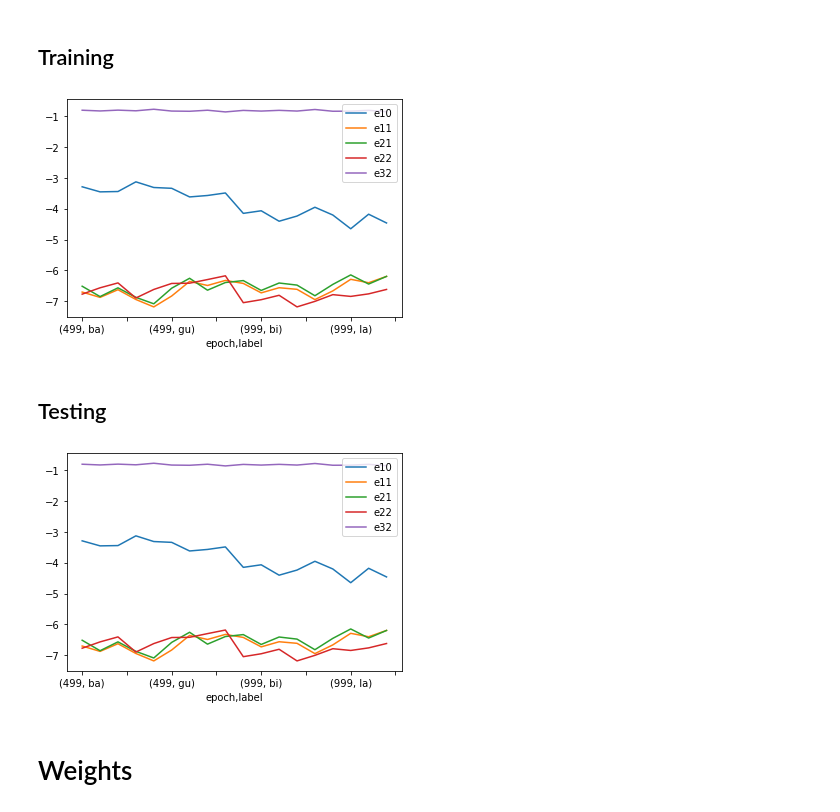
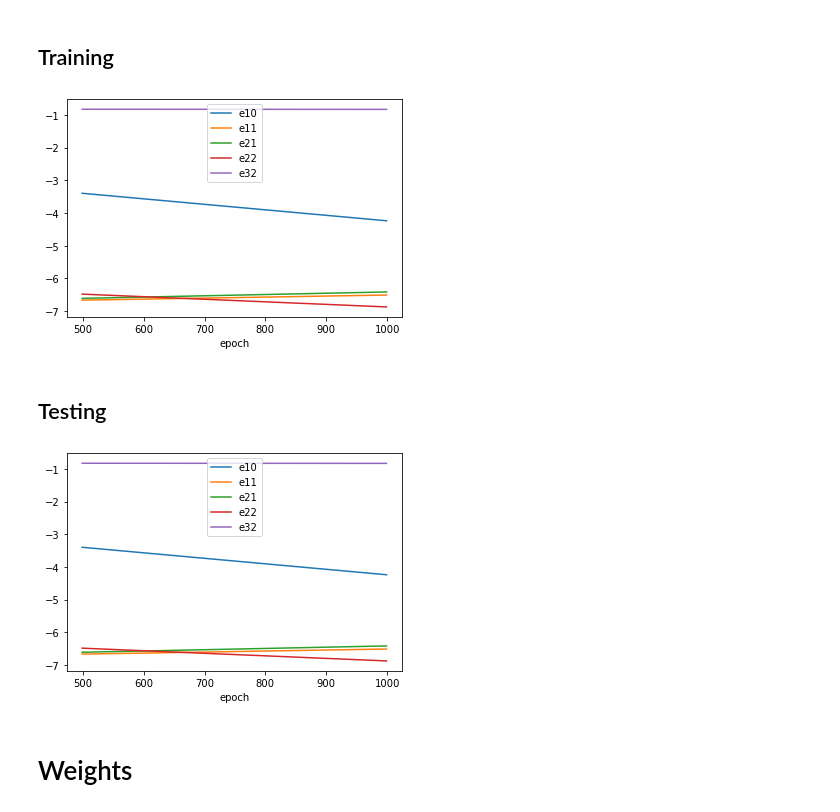
Before and after one commit to monicaycli/predictive_coding, a Jupyter notebook: toy_model_kalman_variant_4.ipynb, the cells around one changed output. Saved outputs shown, nothing was run; the diff lists cells and outputs as text; code cells hidden in the pictures.

```diff
--- a/toy_model_kalman_variant_4.ipynb
+++ b/toy_model_kalman_variant_4.ipynb
@@ -260,16 +285,10 @@ fig.colorbar(im, ax=axes.ravel().tolist());
 # %% [markdown]
 # Parameters
 # %%
-act_func = param.act_func
-
-epoch_n = param.epoch_n
 epoch_max = max(range(epoch_n))
-
-save_interval = param.save_interval
 
 vec_len = len(I_dict)
 I_size = I.shape[0]
-r1_size = param.r1_size
 r2_size = vec_len
 
 r1 = np.zeros(r1_size)
@@ -280,21 +299,6 @@ U1 = np.random.normal(loc=0, scale=0.1, size=(I_size, r1_size))
 U2 = np.random.normal(loc=0, scale=0.1, size=(r1_size, r2_size))
 V1 = np.random.normal(loc=0, scale=0.1, size=(r1_size, r1_size))
 V2 = np.random.normal(loc=0, scale=0.1, size=(r2_size, r2_size))
-
-s10 = param.s10
-s11 = param.s11
-s21 = param.s21
-s22 = param.s22
-s32 = param.s32
-
-alpha_1 = param.alpha_1
-alpha_2 = param.alpha_2
-
-beta_1 = param.beta_1
-beta_2 = param.beta_2
-
-gamma_1 = param.gamma_1
-gamma_2 = param.gamma_2
 # %% [markdown]
 # Before Training
 # %%
@@ -412,7 +416,7 @@ recon_plots(df=output_train_df.groupby("epoch").get_group(epoch_max),
 # %% [markdown]
 ## Softmax'd r2_hat_x During Training
 # %%
-output_train_df["softmaxd_r2_hat_x"] = output_train_df.apply(lambda x: softmax(x.r2_hat_x), axis=1)
+output_train_df["softmaxd_r2_hat_x"] = output_train_df.apply(lambda x: softmax(x.r2_hat_x, c=softmax_c), axis=1)
 
 recon_plots(df=output_train_df.groupby("epoch").get_group(epoch_max),
             ncols=ncols, nrows=nrows, subplot_yx=subplot_yx, scale=scale,
@@ -430,7 +434,7 @@ recon_plots(df=output_train_df.groupby("epoch").get_group(epoch_max),
 # %% [markdown]
 ## Softmax'd r2_hat During Training
 # %%
-output_train_df["softmaxd_r2_hat"] = output_train_df.apply(lambda x: softmax(x.r2_hat), axis=1)
+output_train_df["softmaxd_r2_hat"] = output_train_df.apply(lambda x: softmax(x.r2_hat, c=softmax_c), axis=1)
 
 recon_plots(df=output_train_df.groupby("epoch").get_group(epoch_max),
             ncols=ncols, nrows=nrows, subplot_yx=subplot_yx, scale=scale,
@@ -452,8 +456,7 @@ recon_plots(df=output_test_df.groupby("epoch").get_group(epoch_max),
 # %% [markdown]
 ## Training
 # %%
-output_train_df["argmax_r2_hat"] = output_train_df.apply(lambda x: argmax_1(x.softmaxd_r2_hat), axis=1)
-train_recog_df = output_train_df.groupby(["epoch", "label"]).argmax_r2_hat.apply(lambda x: recog(x, steps=5)).rename("recog_node").to_frame()
+train_recog_df = output_train_df.groupby(["epoch", "label"]).softmaxd_r2_hat.apply(lambda x: recog(x, mode=recog_mode, value=recog_value)).rename("recog_node").to_frame()
 output_train_df = pd.merge(output_train_df, train_recog_df,
                           left_on=["epoch", "label"], right_on=["epoch", "label"],
                           how="inner", suffixes=("_old", ""))
@@ -496,9 +498,9 @@ output_train_df["e21"] = 1/s21 * output_train_df.apply(lambda x: x.r1_hat - f(x.
 output_train_df["e22"] = 1/s22 * output_train_df.apply(lambda x: x.r2_hat - x.r2_bar, axis=1).apply(lambda x: x.T @ x)
 output_train_df["e32"] = 1/s32 * output_train_df.apply(lambda x: -np.sum(x.target_vec * np.log(softmax(x.r2_hat))), axis=1)
 # %%
-output_train_df.groupby(["epoch", "label"]).mean()[["e10", "e11", "e21", "e22", "e32"]].applymap(lambda x: np.log(x)).plot();
+output_train_df.groupby(["epoch"]).mean()[["e10", "e11", "e21", "e22", "e32"]].applymap(lambda x: np.log(x)).plot();
 # %% [output]
-[figure, old version]
+[figure, new version]
 # %% [markdown]
 ## Testing
 # %%
@@ -508,9 +510,9 @@ output_test_df["e21"] = 1/s21 * output_test_df.apply(lambda x: x.r1_hat - f(x.U2
 output_test_df["e22"] = 1/s22 * output_test_df.apply(lambda x: x.r2_hat - x.r2_bar, axis=1).apply(lambda x: x.T @ x)
 output_test_df["e32"] = 1/s32 * output_test_df.apply(lambda x: -np.sum(x.target_vec * np.log(softmax(x.r2_hat))), axis=1)
 # %%
-output_test_df.groupby(["epoch", "label"]).mean()[["e10", "e11", "e21", "e22", "e32"]].applymap(lambda x: np.log(x)).plot();
+output_test_df.groupby(["epoch"]).mean()[["e10", "e11", "e21", "e22", "e32"]].applymap(lambda x: np.log(x)).plot();
 # %% [output]
-[figure, old version]
+[figure, new version]
 # %% [markdown]
 # Weights
 # %%
```
Also changed, not shown: parts of 15 cells of this notebook, 3 other files.
